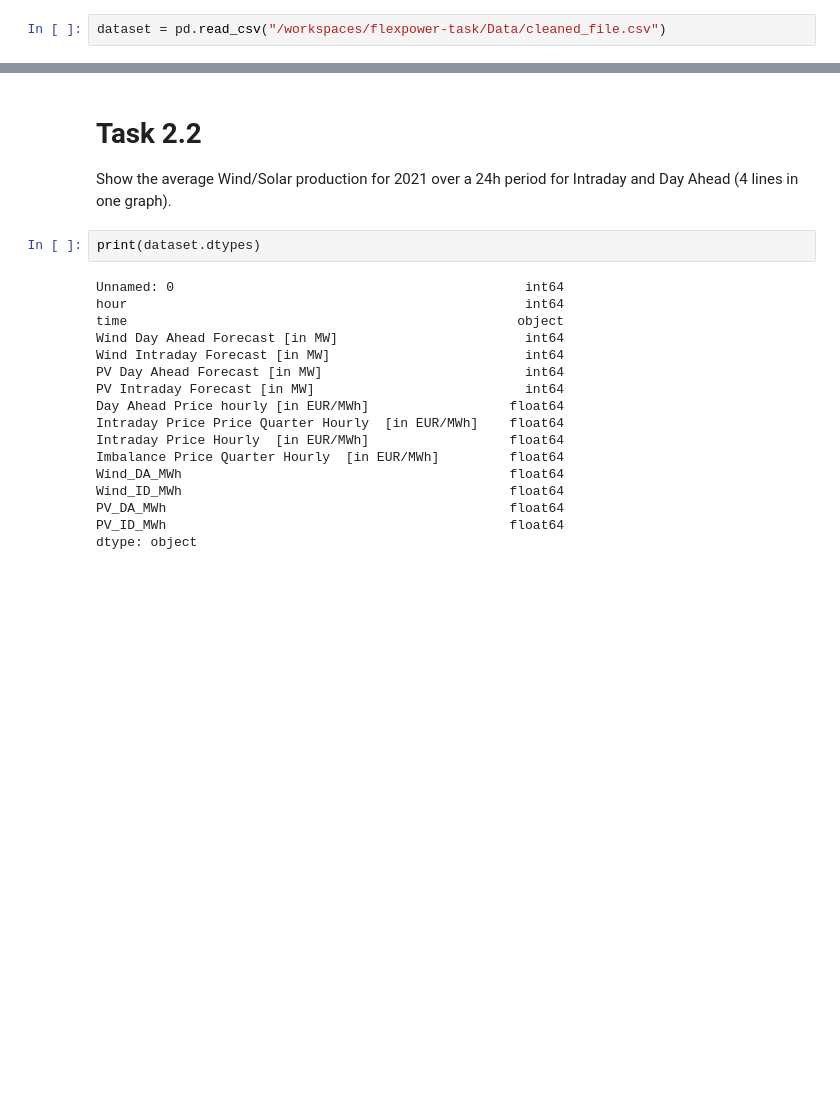
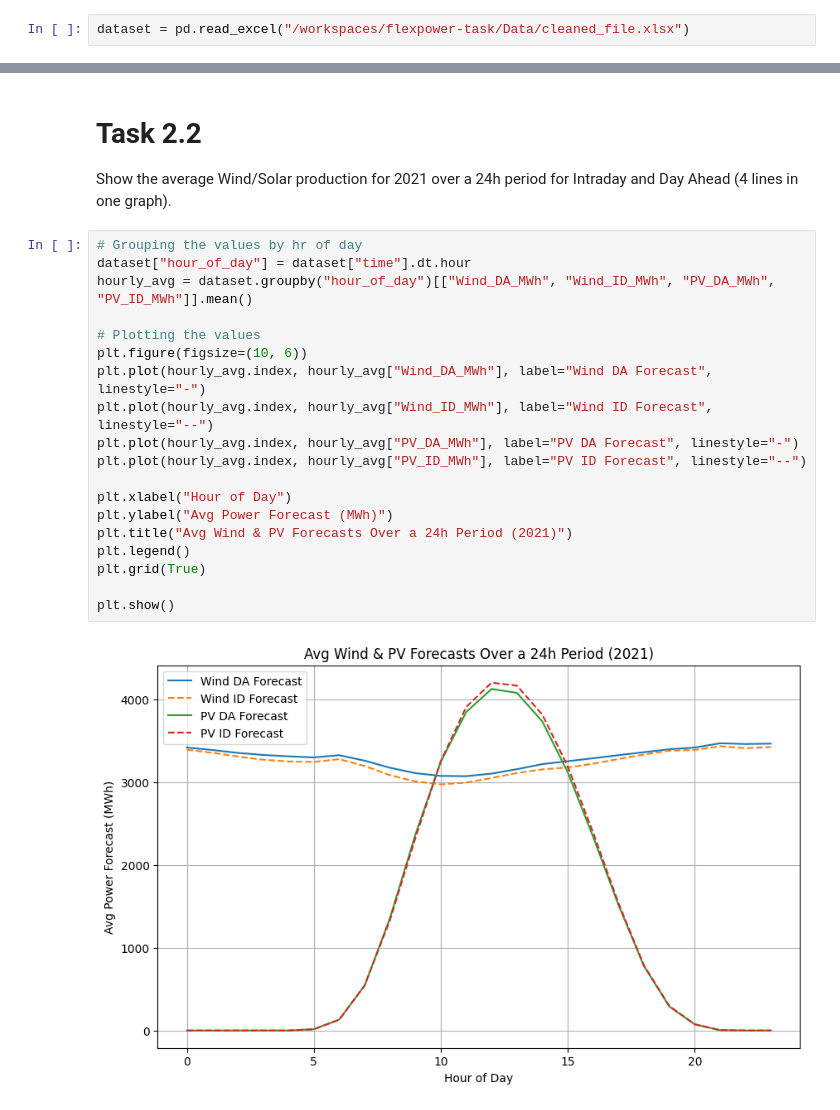
Before and after one commit to kokakokabot/flexpower-task, a Jupyter notebook: Notebooks/analysis.ipynb, the cells around one changed output, grey strips where cells are left out. Saved outputs shown, nothing was run; the diff lists cells and outputs as text; blank space fills up the shorter version.

Commit message:
Tasks 2.1-2.6

```diff
--- a/Notebooks/analysis.ipynb
+++ b/Notebooks/analysis.ipynb
@@ -3,7 +3,7 @@ import pandas as pd
 import numpy as np
 import matplotlib.pyplot as plt
 # %%
-dataset = pd.read_csv("/workspaces/flexpower-task/Data/cleaned_file.csv")
+dataset = pd.read_excel("/workspaces/flexpower-task/Data/cleaned_file.xlsx")
 # %% [markdown]
 # Task 2.1
 
@@ -49,22 +49,24 @@ The total forecasted Wind and PV power for 2021 in Germany are as follows:
 # Task 2.2
 
 Show the average Wind/Solar production for 2021 over a 24h period for Intraday and Day Ahead (4 lines in one graph).
-# %%
-print(dataset.dtypes)
-# %% [output]
-Unnamed: 0                                             int64
-hour                                                   int64
-time                                                  object
-Wind Day Ahead Forecast [in MW]                        int64
-Wind Intraday Forecast [in MW]                         int64
-PV Day Ahead Forecast [in MW]                          int64
-PV Intraday Forecast [in MW]                           int64
-Day Ahead Price hourly [in EUR/MWh]                  float64
-Intraday Price Price Quarter Hourly  [in EUR/MWh]    float64
-Intraday Price Hourly  [in EUR/MWh]                  float64
-Imbalance Price Quarter Hourly  [in EUR/MWh]         float64
-Wind_DA_MWh                                          float64
-Wind_ID_MWh                                          float64
-PV_DA_MWh                                            float64
-PV_ID_MWh                                            float64
-dtype: object
+# %%
+# Grouping the values by hr of day
+dataset["hour_of_day"] = dataset["time"].dt.hour
+hourly_avg = dataset.groupby("hour_of_day")[["Wind_DA_MWh", "Wind_ID_MWh", "PV_DA_MWh", "PV_ID_MWh"]].mean()
+
+# Plotting the values
+plt.figure(figsize=(10, 6))
+plt.plot(hourly_avg.index, hourly_avg["Wind_DA_MWh"], label="Wind DA Forecast", linestyle="-")
+plt.plot(hourly_avg.index, hourly_avg["Wind_ID_MWh"], label="Wind ID Forecast", linestyle="--")
+plt.plot(hourly_avg.index, hourly_avg["PV_DA_MWh"], label="PV DA Forecast", linestyle="-")
+plt.plot(hourly_avg.index, hourly_avg["PV_ID_MWh"], label="PV ID Forecast", linestyle="--")
+
+plt.xlabel("Hour of Day")
+plt.ylabel("Avg Power Forecast (MWh)")
+plt.title("Avg Wind & PV Forecasts Over a 24h Period (2021)")
+plt.legend()
+plt.grid(True)
+
+plt.show()
+# %% [output]
+[figure, added]
```
Also changed, not shown: parts of 12 cells of this notebook, 1 other file.
